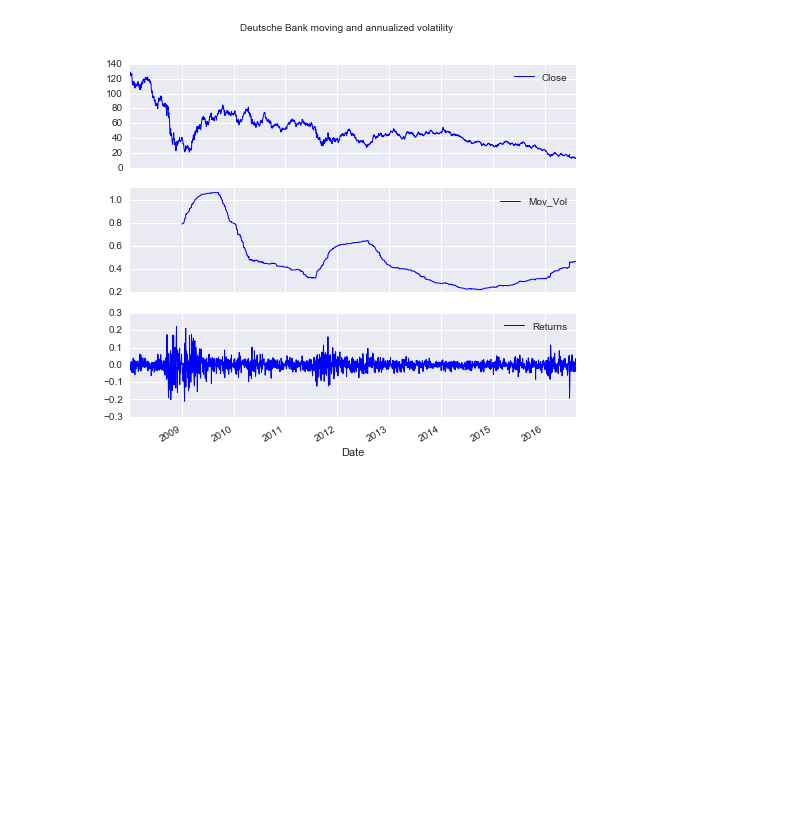
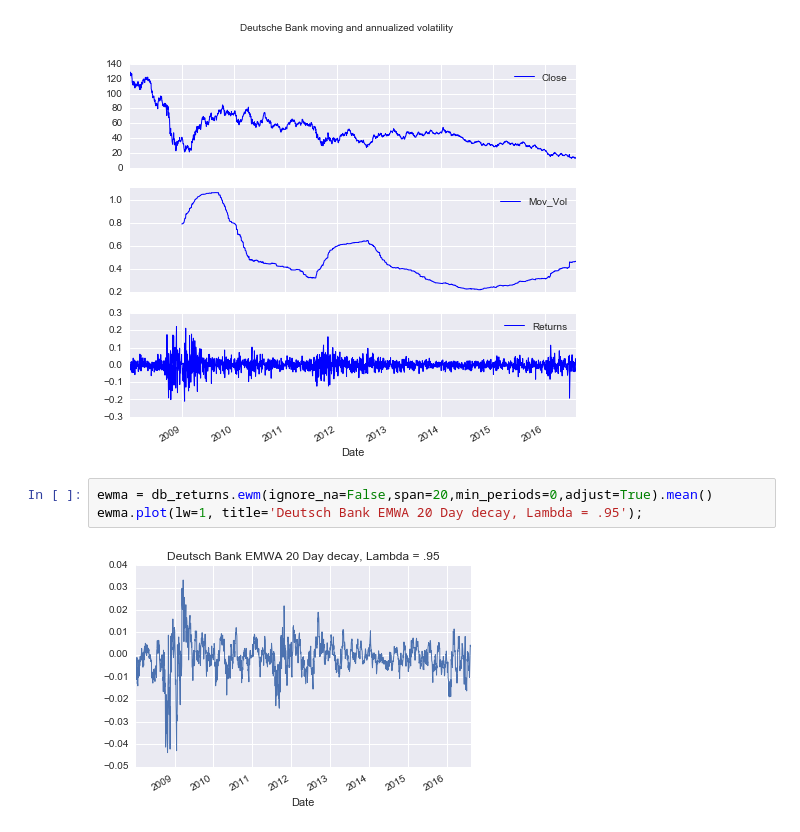
Before and after one commit to eliekawerk/trading, a Jupyter notebook: WorkingTitle.ipynb, the cells around one changed output. Cells and saved outputs as stored; diff of their text form; blank space fills up the shorter version.

```diff
--- a/WorkingTitle.ipynb
+++ b/WorkingTitle.ipynb
@@ -118,3 +118,8 @@ db['Mov_Vol'] = db_returns.rolling(window=252, center=False).std()*math.sqrt(252
 db[['Close', 'Mov_Vol', 'Returns']].plot(subplots=True, style='b', figsize=(8,7), grid=True, lw=1, title='Deutsche Bank moving and annualized volatility');
 # %% [output]
 [figure]
+# %%
+ewma = db_returns.ewm(ignore_na=False,span=20,min_periods=0,adjust=True).mean()
+ewma.plot(lw=1, title='Deutsch Bank EMWA 20 Day decay, Lambda = .95');
+# %% [output]
+[figure, added]
```
Also changed, not shown: parts of 20 cells of this notebook.
